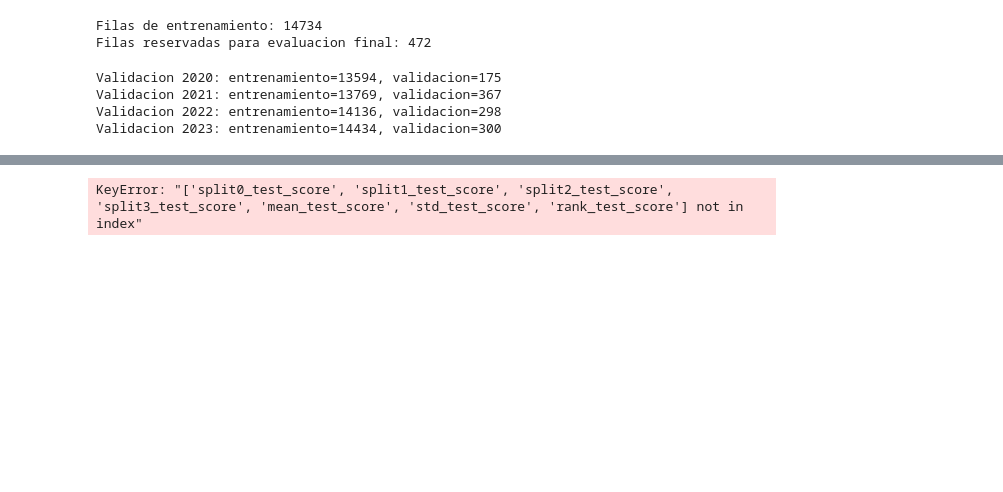
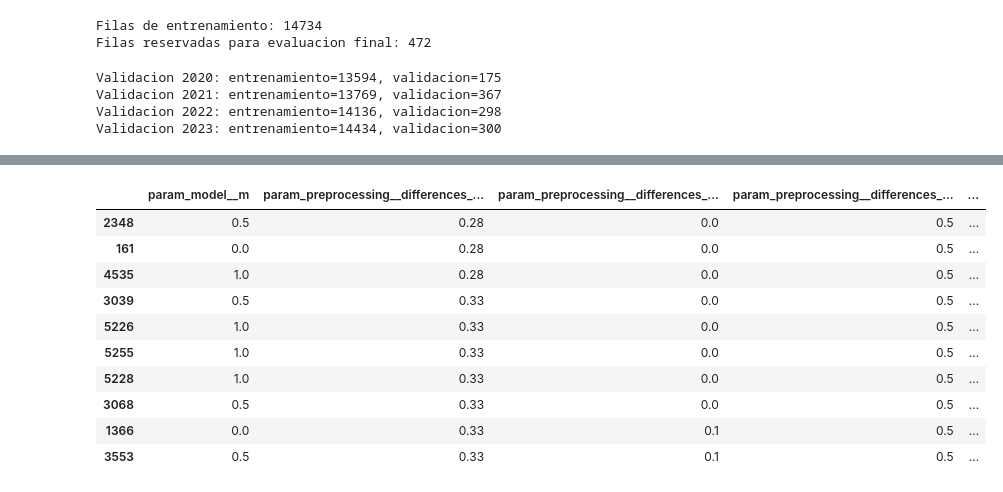
Before and after one commit to matiasencion/AprendizajeAutomatico, a Jupyter notebook: Tarea1/dataset/bayesNotebook.ipynb, the cells around one changed output, grey strips where cells are left out. Cells and saved outputs as stored; diff of their text form; code cells hidden in the pictures; blank space fills up the shorter version.

```diff
--- a/Tarea1/dataset/bayesNotebook.ipynb
+++ b/Tarea1/dataset/bayesNotebook.ipynb
@@ -217,37 +188,47 @@ Mejor accuracy temporal: 43.792%
 # %%
 results = pd.DataFrame(grid_search.cv_results_)
 
 #buscamos automaticamente todas las columnas de hiperparametros
 parameter_columns = [
     column
     for column in results.columns
     if column.startswith("param_")
 ]
 
 score_columns = [
-    "split0_test_score",
-    "split1_test_score",
-    "split2_test_score",
-    "split3_test_score",
-    "mean_test_score",
-    "std_test_score",
-    "rank_test_score",
+    "split0_test_accuracy",
+    "split1_test_accuracy",
+    "split2_test_accuracy",
+    "split3_test_accuracy",
+    "mean_test_accuracy",
+    "std_test_accuracy",
+    "rank_test_accuracy",
 ]
 
 results = results[
     parameter_columns + score_columns
-].sort_values("rank_test_score")
+].sort_values("rank_test_accuracy")
 
 results = results.rename(columns={
-    "split0_test_score": "accuracy_2020",
-    "split1_test_score": "accuracy_2021",
-    "split2_test_score": "accuracy_2022",
-    "split3_test_score": "accuracy_2023",
+    "split0_test_accuracy": "accuracy_2020",
+    "split1_test_accuracy": "accuracy_2021",
+    "split2_test_accuracy": "accuracy_2022",
+    "split3_test_accuracy": "accuracy_2023",
 })
 
 results.head(10)
 # %% [output]
-KeyError: "['split0_test_score', 'split1_test_score', 'split2_test_score', 'split3_test_score', 'mean_test_score', 'std_test_score', 'rank_test_score'] not in index"
+|  | param_model__m | param_preprocessing__differences_... | param_preprocessing__differences_... | param_preprocessing__differences_... | ... |
+| 2348 | 0.5 | 0.28 | 0.0 | 0.5 | ... |
+| 161 | 0.0 | 0.28 | 0.0 | 0.5 | ... |
+| 4535 | 1.0 | 0.28 | 0.0 | 0.5 | ... |
+| 3039 | 0.5 | 0.33 | 0.0 | 0.5 | ... |
+| 5226 | 1.0 | 0.33 | 0.0 | 0.5 | ... |
+| 5255 | 1.0 | 0.33 | 0.0 | 0.5 | ... |
+| 5228 | 1.0 | 0.33 | 0.0 | 0.5 | ... |
+| 3068 | 0.5 | 0.33 | 0.0 | 0.5 | ... |
+| 1366 | 0.0 | 0.33 | 0.1 | 0.5 | ... |
+| 3553 | 0.5 | 0.33 | 0.1 | 0.5 | ... |
 # %%
 from sklearn.base import clone
 from sklearn.metrics import (
```
Also changed, not shown: parts of 3 cells of this notebook.
